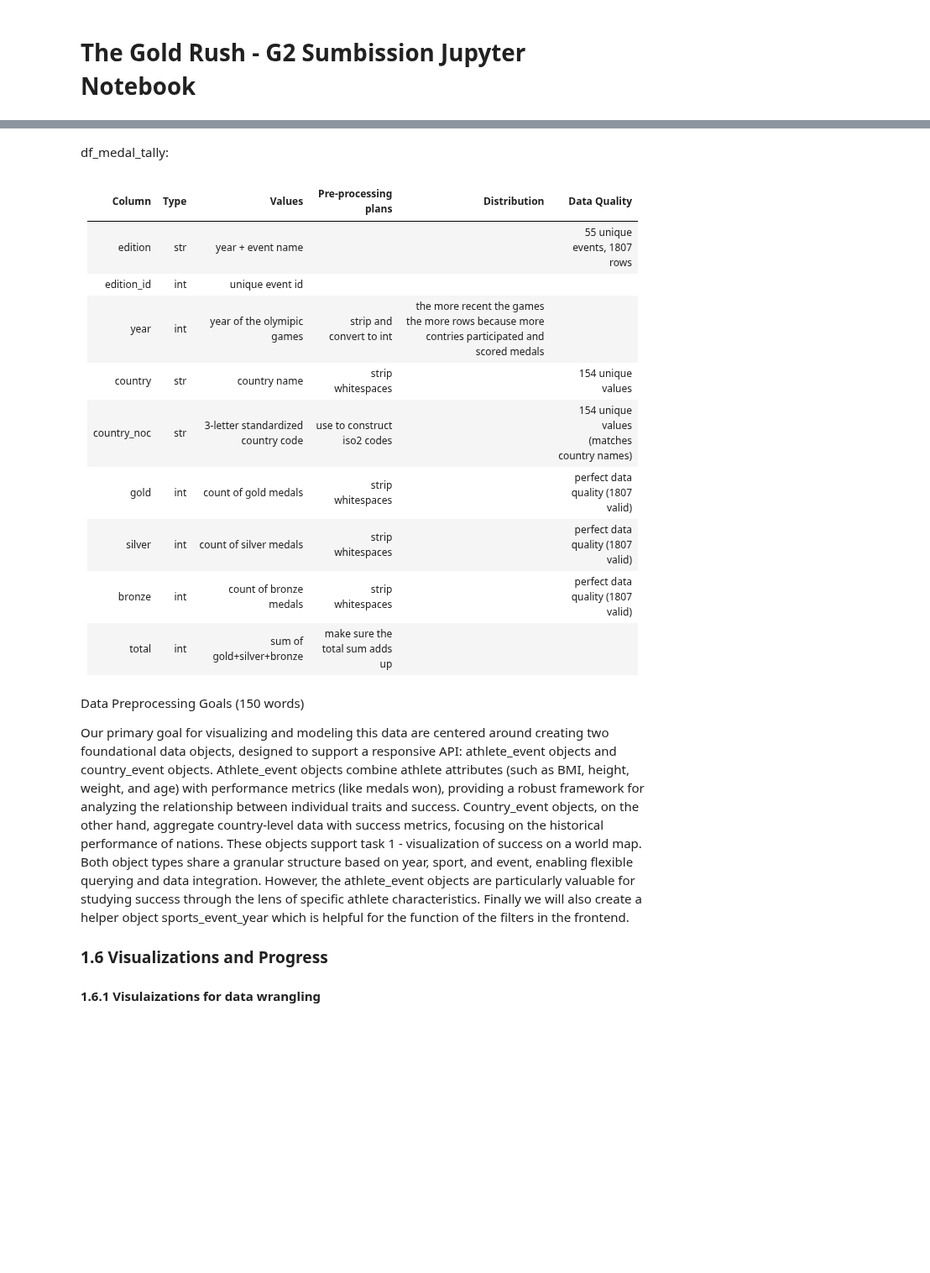
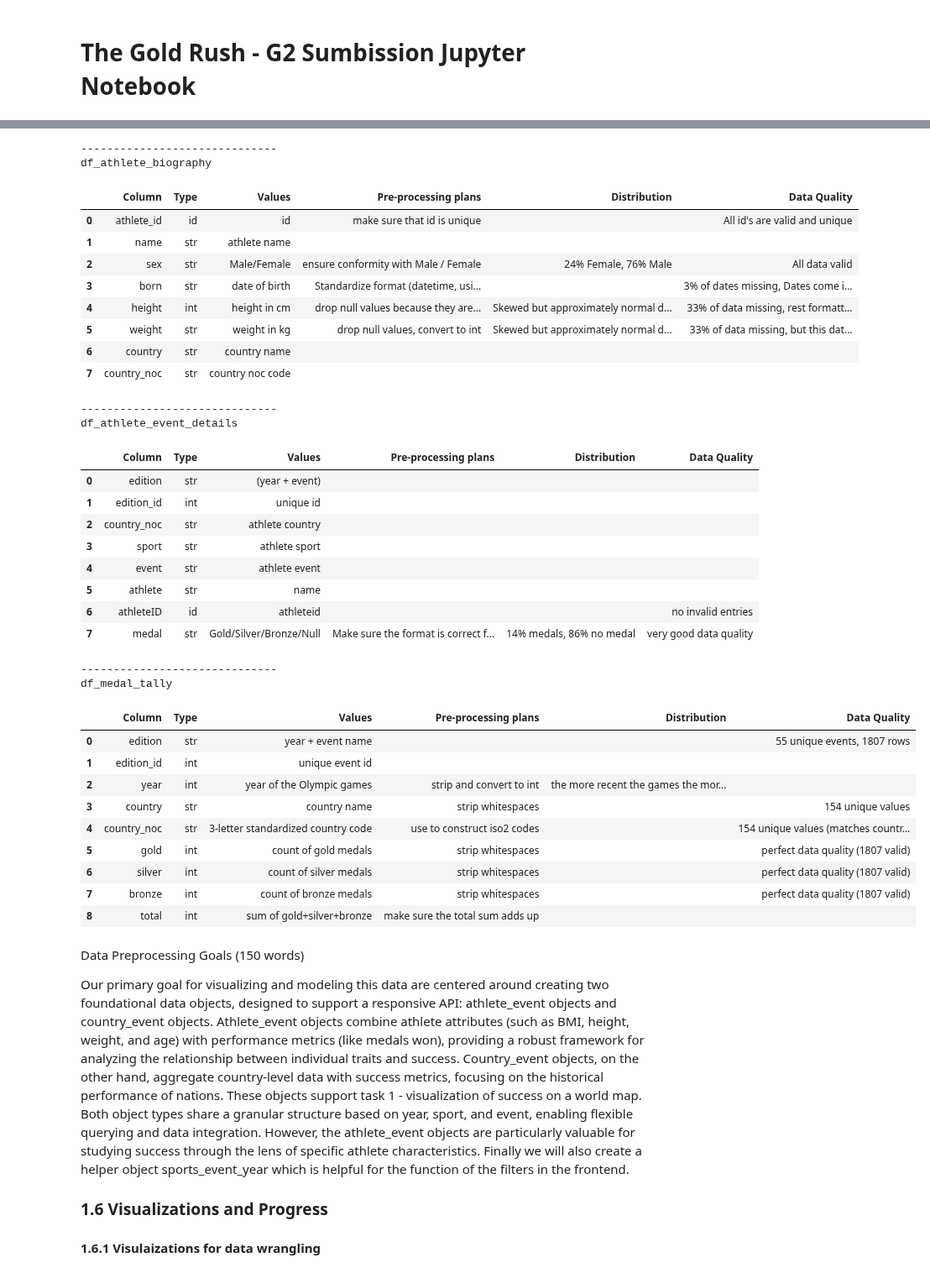
Before and after one commit to winnerpio/IVDA_Gold_Rush, a Jupyter notebook: data/main.ipynb, the cells around one changed output, grey strips where cells are left out. Shown at 84% size. Drawn from its saved outputs; the diff is of its cells as text; code cells hidden in the pictures; blank space fills up the shorter version.

```diff
--- a/data/main.ipynb
+++ b/data/main.ipynb
@@ -79,17 +52,59 @@ basically all data in this dataset is valid. there is very little preprocessing
-# %% [markdown]
-df_medal_tally:
-# %% [markdown]
-| Column | Type | Values | Pre-processing plans | Distribution | Data Quality
-| :-: | :-: | :-: | :-: | :-: | :-- |
-| edition           | str    |year + event name|||55 unique events, 1807 rows|
-| edition_id        | int                   |unique event id|
-| year              | int                   |year of the olymipic games|strip and convert to int|the more recent the games the more rows because more contries participated and scored medals|
-| country           | str           |country name|strip whitespaces||154 unique values|
-| country_noc       | str    |3-letter standardized country code|use to construct iso2 codes||154 unique values (matches country names)|
-| gold              | int                   |count of gold medals|strip whitespaces||perfect data quality (1807 valid)|
-| silver            | int                   |count of silver medals|strip whitespaces||perfect data quality (1807 valid)|
-| bronze            | int                   |count of bronze medals|strip whitespaces||perfect data quality (1807 valid)|
-| total             | int  |sum of gold+silver+bronze|make sure the total sum adds up|
+# %%
+import pandas as pd
+pd.set_option('display.max_colwidth', None)
+
+print("------------------------------")
+print("df_athlete_biography", "\n")
+
+df1 = pd.DataFrame(data1)
+display(df1)
+
+print("------------------------------")
+print("df_athlete_event_details", "\n")
+
+df2 = pd.DataFrame(data2)
+display(df2)
+
+print("------------------------------")
+print("df_medal_tally", "\n")
+
+df3 = pd.DataFrame(data3)
+display(df3)
+# %% [output]
+------------------------------
+df_athlete_biography
+|  | Column | Type | Values | Pre-processing plans | Distribution | Data Quality |
+| 0 | athlete_id | id | id | make sure that id is unique |  | All id's are valid and unique |
+| 1 | name | str | athlete name |  |  |  |
+| 2 | sex | str | Male/Female | ensure conformity with Male / Female | 24% Female, 76% Male | All data valid |
+| 3 | born | str | date of birth | Standardize format (datetime, usi... |  | 3% of dates missing, Dates come i... |
+| 4 | height | int | height in cm | drop null values because they are... | Skewed but approximately normal d... | 33% of data missing, rest formatt... |
+| 5 | weight | str | weight in kg | drop null values, convert to int | Skewed but approximately normal d... | 33% of data missing, but this dat... |
+| 6 | country | str | country name |  |  |  |
+| 7 | country_noc | str | country noc code |  |  |  |
+------------------------------
+df_athlete_event_details
+|  | Column | Type | Values | Pre-processing plans | Distribution | Data Quality |
+| 0 | edition | str | (year + event) |  |  |  |
+| 1 | edition_id | int | unique id |  |  |  |
+| 2 | country_noc | str | athlete country |  |  |  |
+| 3 | sport | str | athlete sport |  |  |  |
+| 4 | event | str | athlete event |  |  |  |
+| 5 | athlete | str | name |  |  |  |
+| 6 | athleteID | id | athleteid |  |  | no invalid entries |
+| 7 | medal | str | Gold/Silver/Bronze/Null | Make sure the format is correct f... | 14% medals, 86% no medal | very good data quality |
+------------------------------
+df_medal_tally
+|  | Column | Type | Values | Pre-processing plans | Distribution | Data Quality |
+| 0 | edition | str | year + event name |  |  | 55 unique events, 1807 rows |
+| 1 | edition_id | int | unique event id |  |  |  |
+| 2 | year | int | year of the Olympic games | strip and convert to int | the more recent the games the mor... |  |
+| 3 | country | str | country name | strip whitespaces |  | 154 unique values |
+| 4 | country_noc | str | 3-letter standardized country code | use to construct iso2 codes |  | 154 unique values (matches countr... |
+| 5 | gold | int | count of gold medals | strip whitespaces |  | perfect data quality (1807 valid) |
+| 6 | silver | int | count of silver medals | strip whitespaces |  | perfect data quality (1807 valid) |
+| 7 | bronze | int | count of bronze medals | strip whitespaces |  | perfect data quality (1807 valid) |
+| 8 | total | int | sum of gold+silver+bronze | make sure the total sum adds up |  |  |
 # %% [markdown]
 Data Preprocessing Goals (150 words)
 
```
Also changed, not shown: parts of 9 cells of this notebook, 3 other files.
